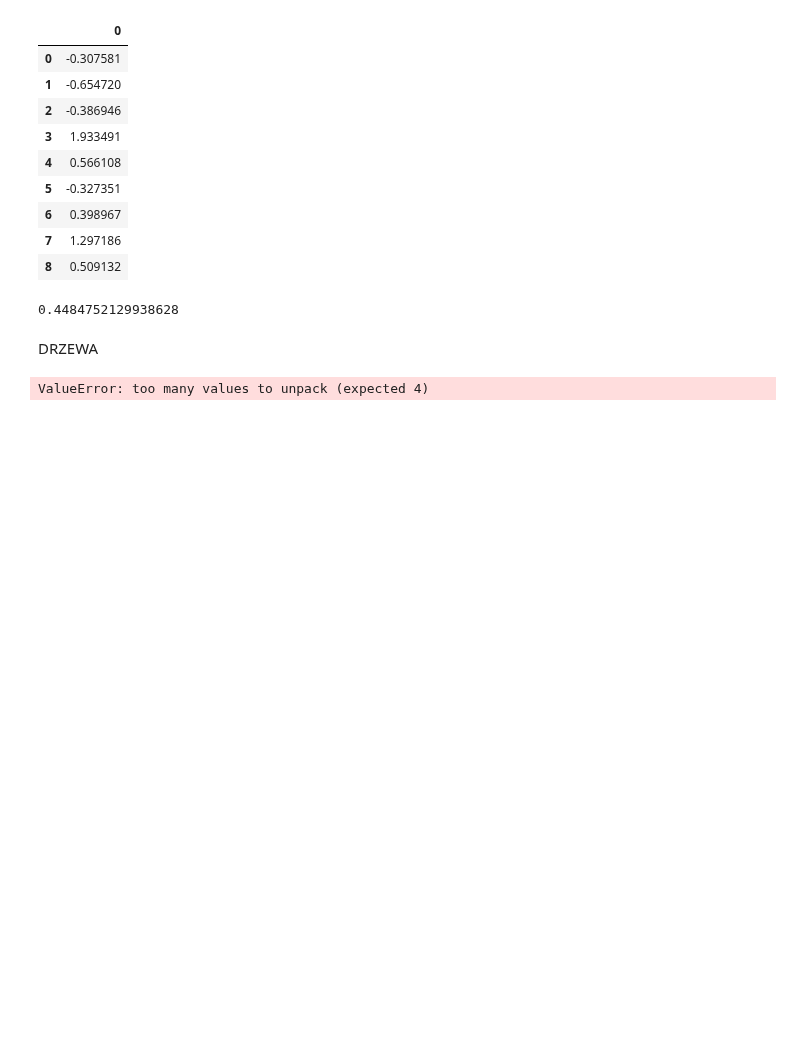
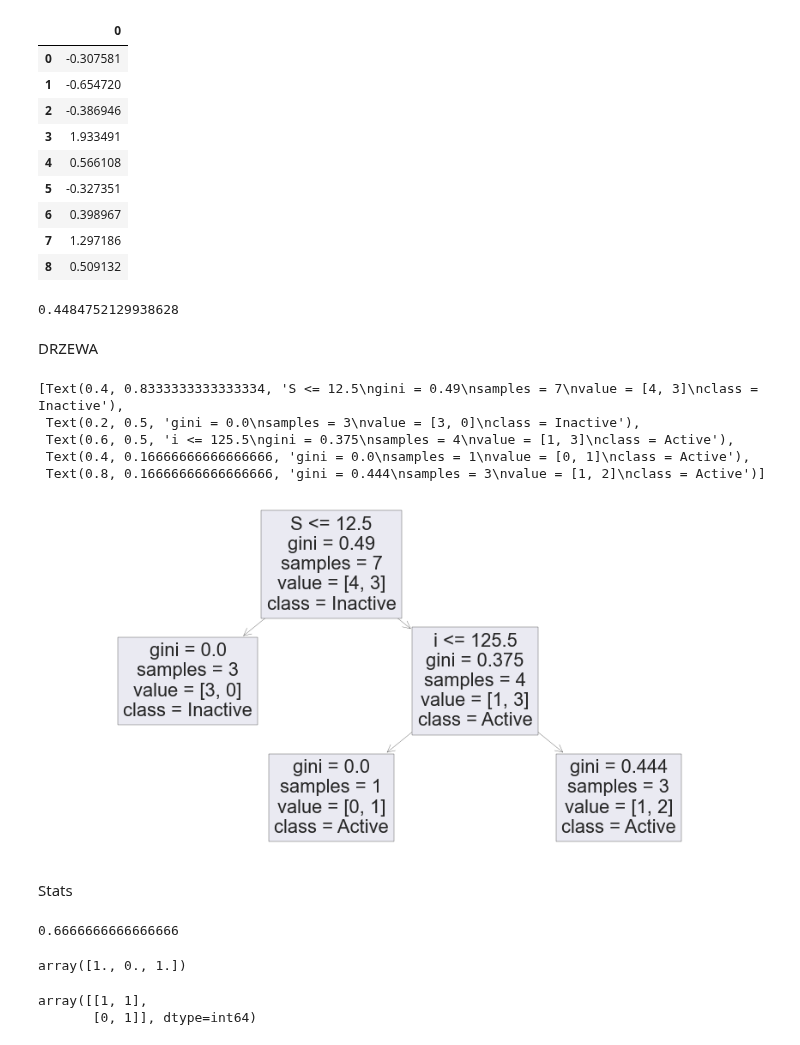
Before and after one commit to Miczel00/machine-learning, a Jupyter notebook: zaj1/main.ipynb, the cells around one changed output. Drawn from its saved outputs; the diff is of its cells as text; code cells hidden in the pictures; blank space fills up the shorter version.

```diff
--- a/zaj1/main.ipynb
+++ b/zaj1/main.ipynb
@@ -639,7 +639,8 @@ DRZEWA
 dane_drzewo = pd.read_excel('./spr3/dane_nano1.xlsx')
 size_deskryptor = dane_drzewo['Size']
 ssa_deskryptor = dane_drzewo['SSA']
+# %%
+deskryptory = dane_drzewo[['Size','SSA']]
+zmienna_zalezna_drzewo = dane_drzewo['Protein carbonylation (A-1/I-0)']
 # %%
-X_train, X_test,y_train,y_test = train_test_split(dane_drzewo,size_deskryptor, ssa_deskryptor,test_size=0.33, random_state=42)
+X_train, X_test,y_train,y_test = train_test_split(deskryptory[:10],zmienna_zalezna_drzewo[:10],test_size=0.3, random_state=0)
-# %% [output]
-ValueError: too many values to unpack (expected 4)
@@ -647,0 +650,31 @@ asdsad
+# %%
+clf = DecisionTreeClassifier()
+clf = clf.fit(X_train,y_train)
+y_pred = clf.predict(X_test)
+# %%
+plt.figure(figsize = (15,7.5))
+tree.plot_tree(clf,feature_names = dane_drzewo.columns[2],class_names=['Inactive',"Active"])
+# %% [output]
+[Text(0.4, 0.8333333333333334, 'S <= 12.5\ngini = 0.49\nsamples = 7\nvalue = [4, 3]\nclass = Inactive'),
+ Text(0.2, 0.5, 'gini = 0.0\nsamples = 3\nvalue = [3, 0]\nclass = Inactive'),
+ Text(0.6, 0.5, 'i <= 125.5\ngini = 0.375\nsamples = 4\nvalue = [1, 3]\nclass = Active'),
+ Text(0.4, 0.16666666666666666, 'gini = 0.0\nsamples = 1\nvalue = [0, 1]\nclass = Active'),
+ Text(0.8, 0.16666666666666666, 'gini = 0.444\nsamples = 3\nvalue = [1, 2]\nclass = Active')]
+[figure, added]
+# %% [markdown]
+Stats
+# %%
+metrics.accuracy_score(y_test,y_pred)
+# %% [output]
+0.6666666666666666
+# %%
+y_pred
+# %% [output]
+array([1., 0., 1.])
+# %%
+from sklearn.metrics import confusion_matrix,plot_confusion_matrix
+conf_matrix = confusion_matrix(y_test,y_pred)
+conf_matrix
+# %% [output]
+array([[1, 1],
+       [0, 1]], dtype=int64)
```
Also changed, not shown: parts of 4 cells of this notebook, 1 other file.
